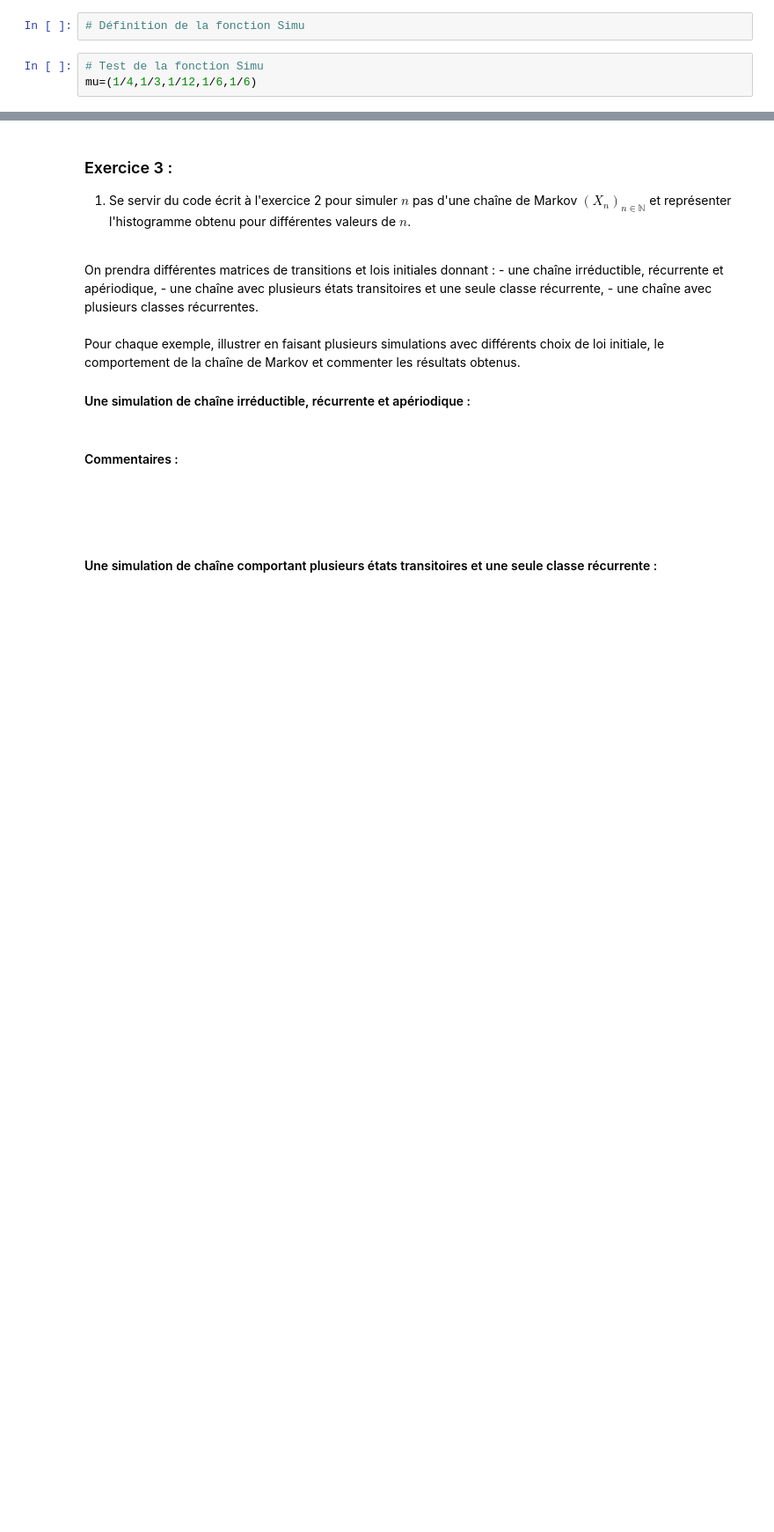
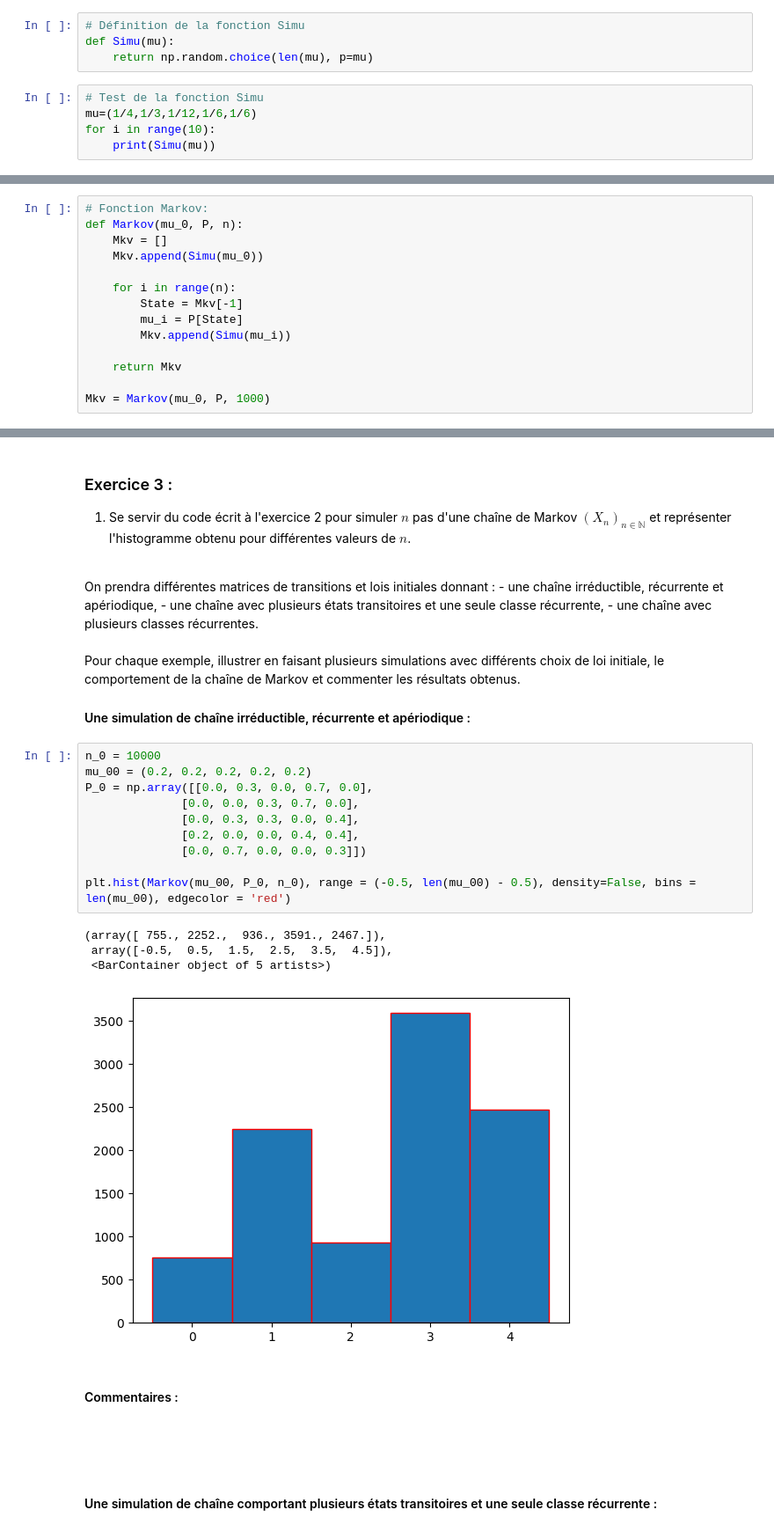
Before and after one commit to Tysonn2605/data-insat-tyson, a Jupyter notebook: notebooks/TP-Markov-sujet-25-26.ipynb, the cells around one changed output, grey strips where cells are left out. Shown: that part at 88% size. Cells and saved outputs as stored; diff of their text form; blank space fills up the shorter version.

```diff
--- a/notebooks/TP-Markov-sujet-25-26.ipynb
+++ b/notebooks/TP-Markov-sujet-25-26.ipynb
@@ -45,6 +47,10 @@ $$
 2. Vérifier son bon fonctionnement pour le vecteur $$\mu=(1/4,1/3,1/12,1/6,1/6).$$
 # %%
 # Définition de la fonction Simu
+def Simu(mu):
+    return np.random.choice(len(mu), p=mu)
 # %%
 # Test de la fonction Simu
 mu=(1/4,1/3,1/12,1/6,1/6)
+for i in range(10):
+    print(Simu(mu))
@@ -114,6 +133,20 @@ On souhaite simuler une chaîne de Markov sur $E_m=\{0,\ldots,m\}$.
 et qui retourne un vecteur contenant les $n+1$  états parcourus par la chaîne de Markov.
 
 Vérifier le bon fonctionnement du code à l'aide de l'exemple précédent.
+# %%
+# Fonction Markov:
+def Markov(mu_0, P, n):
+    Mkv = []
+    Mkv.append(Simu(mu_0))
+
+    for i in range(n):
+        State = Mkv[-1]
+        mu_i = P[State]
+        Mkv.append(Simu(mu_i))
+
+    return Mkv
+
+Mkv = Markov(mu_0, P, 1000)
 # %% [markdown]
 ### Représentation et visualisation
 
@@ -141,6 +182,21 @@ On prendra différentes matrices de transitions et lois initiales donnant :
 Pour chaque exemple, illustrer en faisant plusieurs simulations avec différents choix de loi initiale, le comportement de la chaîne de Markov et commenter les résultats obtenus.
 
 #### Une simulation de chaîne irréductible, récurrente et apériodique :
+# %%
+n_0 = 10000
+mu_00 = (0.2, 0.2, 0.2, 0.2, 0.2)
+P_0 = np.array([[0.0, 0.3, 0.0, 0.7, 0.0],
+              [0.0, 0.0, 0.3, 0.7, 0.0],
+              [0.0, 0.3, 0.3, 0.0, 0.4],
+              [0.2, 0.0, 0.0, 0.4, 0.4],
+              [0.0, 0.7, 0.0, 0.0, 0.3]])
+
+plt.hist(Markov(mu_00, P_0, n_0), range = (-0.5, len(mu_00) - 0.5), density=False, bins = len(mu_00), edgecolor = 'red')
+# %% [output]
+(array([ 755., 2252.,  936., 3591., 2467.]),
+ array([-0.5,  0.5,  1.5,  2.5,  3.5,  4.5]),
+ <BarContainer object of 5 artists>)
+[figure, added]
 # %% [markdown]
 #### Commentaires :
 <br>
```
Also changed, not shown: parts of 20 cells of this notebook.
